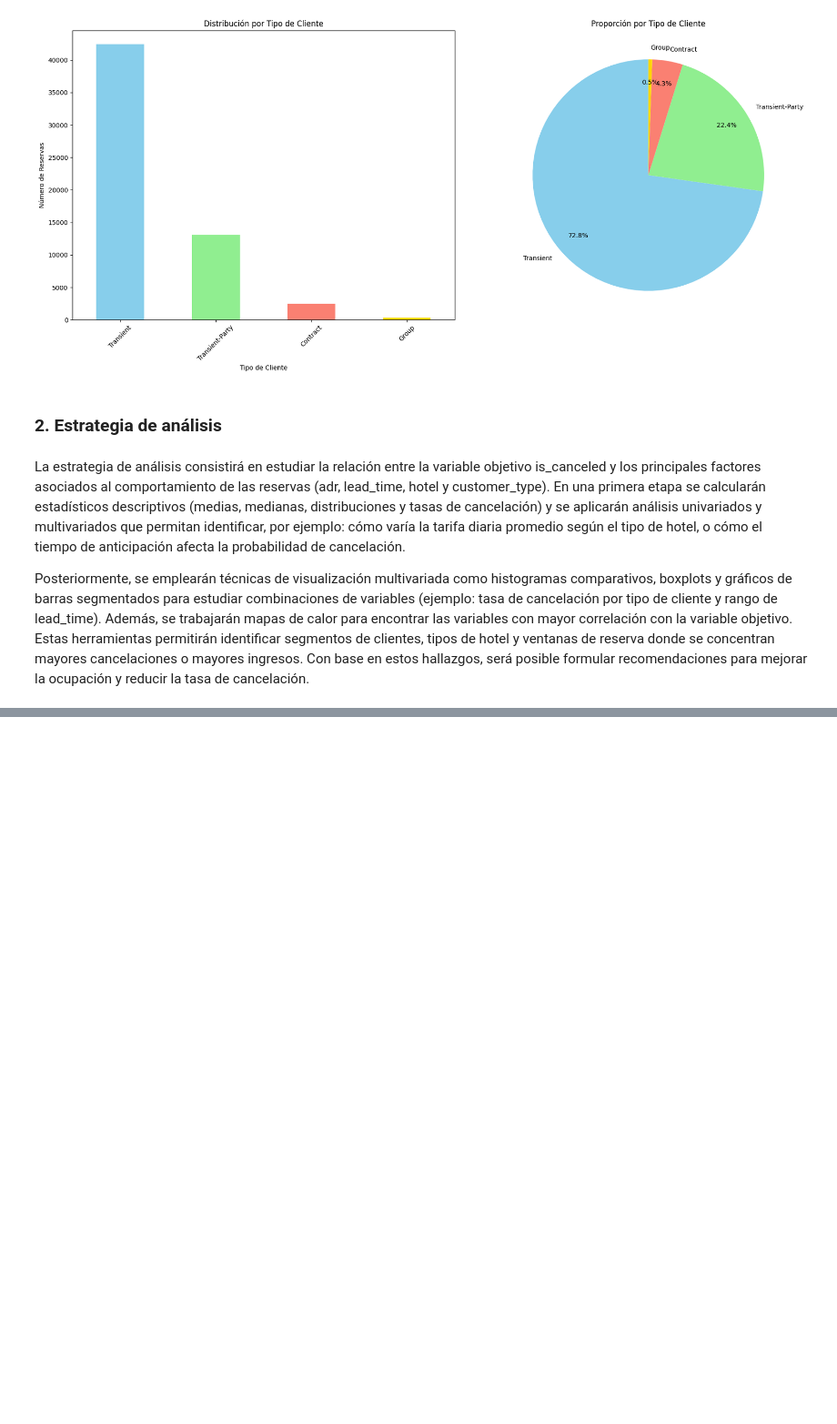
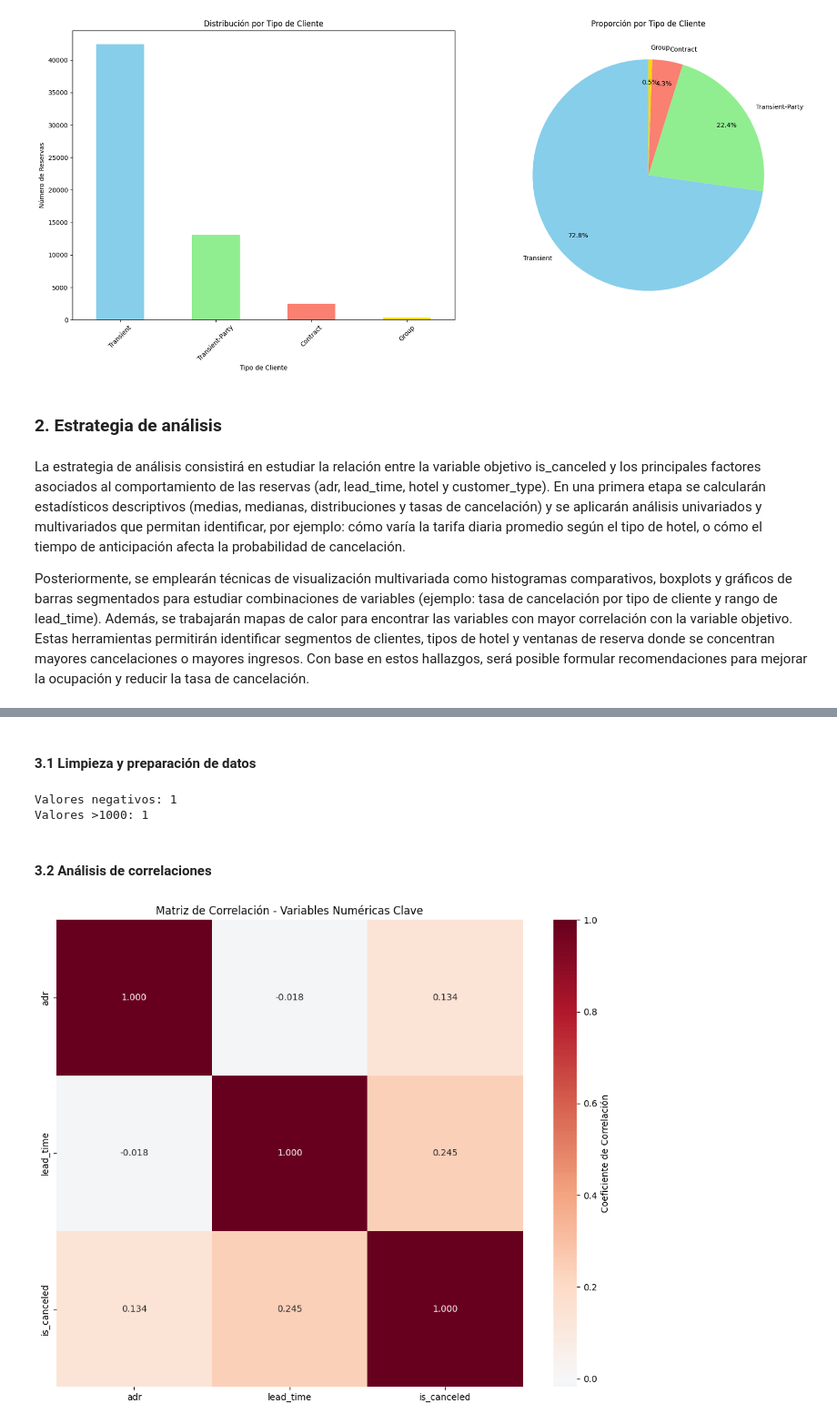
Before and after one commit to maperezp/Taller1-CDA, a Jupyter notebook: eda.ipynb, the cells around one changed output, grey strips where cells are left out. Shown at 91% size. Saved outputs shown, nothing was run; the diff lists cells and outputs as text; code cells hidden in the pictures; blank space fills up the shorter version.

```diff
--- a/eda.ipynb
+++ b/eda.ipynb
@@ -190,7 +183,7 @@ def categorize_lead_time(days):
 # %%
 # Estadísticas descriptivas
 lead_time_stats = hotel_df['lead_time'].describe()
-print(f"Estadísticas descriptivas:")
+print("Estadísticas descriptivas:")
 print(f"Media: {lead_time_stats['mean']:.2f} días")
 print(f"Mediana: {lead_time_stats['50%']:.2f} días")
 print(f"Desviación estándar: {lead_time_stats['std']:.2f} días")
@@ -230,7 +223,7 @@ plt.tight_layout()
 plt.show()
 
 # Limpiar columna temporal
-hotel_df.drop('lead_time_category', axis=1, inplace=True)
+hotel_df.drop('lead_time_category', axis=1)
 # %% [output]
 Estadísticas descriptivas:
 Media: 100.05 días
@@ -308,0 +319,2 @@ Posteriormente, se emplearán técnicas de visualización multivariada como hist
+# %%
+hotel_df_filtered = hotel_df[["adr", "lead_time", "hotel", "customer_type", "is_canceled"]]
@@ -308,0 +341,35 @@ Posteriormente, se emplearán técnicas de visualización multivariada como hist
+# %% [markdown]
+#### **3.1 Limpieza y preparación de datos**
+# %%
+print(f"Valores negativos: {(hotel_df_filtered['adr'] < 0).sum()}")
+print(f"Valores >1000: {(hotel_df_filtered['adr'] > 1000).sum()}")
+# %% [output]
+Valores negativos: 1
+Valores >1000: 1
+# %%
+# Filtrar valores de ADR para un mejor análisis
+hotel_df_clean = hotel_df_filtered[
+    (hotel_df_filtered['adr'] >= 0) &
+    (hotel_df_filtered['adr'] <= 1000)
+].copy()
+# %% [markdown]
+#### **3.2 Análisis de correlaciones**
+# %%
+# Crear matriz de correlación para variables numéricas
+numeric_vars = ['adr', 'lead_time', 'is_canceled']
+correlation_matrix = hotel_df_clean[numeric_vars].corr()
+
+# Heatmap
+plt.figure(figsize=(10, 8))
+sns.heatmap(correlation_matrix,
+            annot=True,
+            cmap='RdBu_r',
+            center=0,
+            square=True,
+            fmt='.3f',
+            cbar_kws={'label': 'Coeficiente de Correlación'})
+plt.title('Matriz de Correlación - Variables Numéricas Clave')
+plt.tight_layout()
+plt.show()
+# %% [output]
+[figure, added]
```
Also changed, not shown: parts of 16 cells of this notebook.
